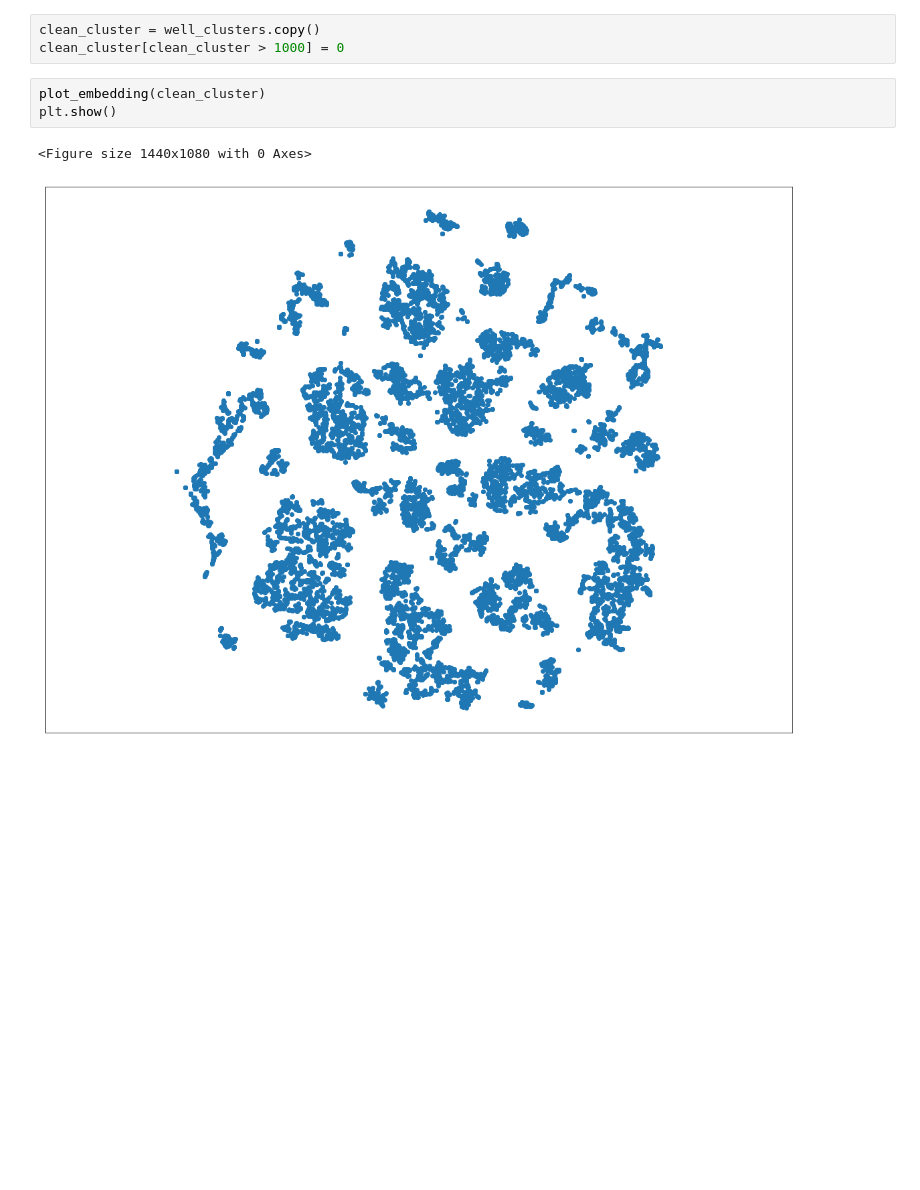
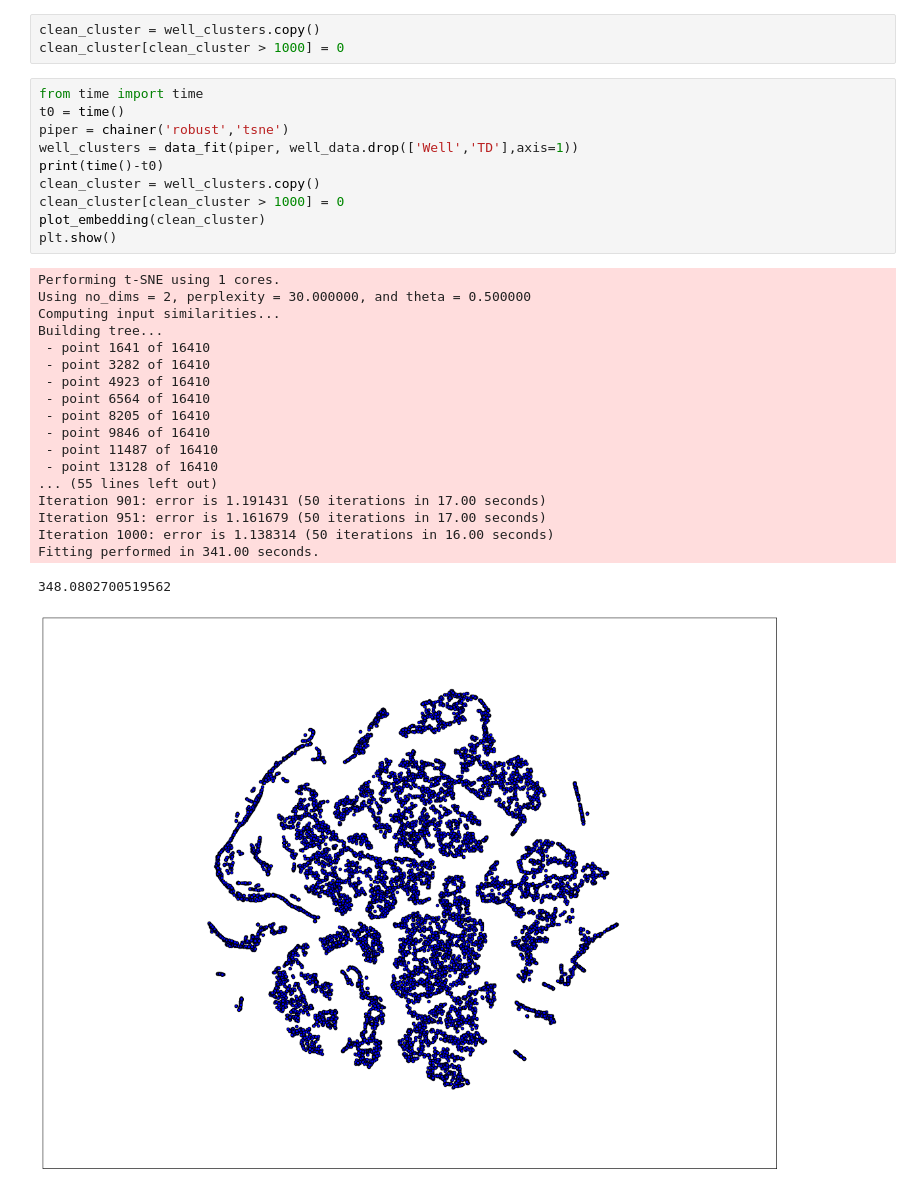
Before and after one commit to JesperDramsch/embedding, a Jupyter notebook: ML_Pipeline.ipynb, the cells around one changed output. Drawn from its saved outputs; the diff is of its cells as text; blank space fills up the shorter version.

```diff
--- a/ML_Pipeline.ipynb
+++ b/ML_Pipeline.ipynb
@@ -104,9 +128,33 @@ print(time()-t0)
 # %%
 clean_cluster = well_clusters.copy()
 clean_cluster[clean_cluster > 1000] = 0
-# %%
-plot_embedding(clean_cluster)
-plt.show()
-# %% [output]
-<Figure size 1440x1080 with 0 Axes>
-[figure, removed]
+# %%
+from time import time
+t0 = time()
+piper = chainer('robust','tsne')
+well_clusters = data_fit(piper, well_data.drop(['Well','TD'],axis=1))
+print(time()-t0)
+clean_cluster = well_clusters.copy()
+clean_cluster[clean_cluster > 1000] = 0
+plot_embedding(clean_cluster)
+plt.show()
+# %% [output]
+Performing t-SNE using 1 cores.
+Using no_dims = 2, perplexity = 30.000000, and theta = 0.500000
+Computing input similarities...
+Building tree...
+ - point 1641 of 16410
+ - point 3282 of 16410
+ - point 4923 of 16410
+ - point 6564 of 16410
+ - point 8205 of 16410
+ - point 9846 of 16410
+ - point 11487 of 16410
+ - point 13128 of 16410
+... (55 lines left out)
+Iteration 901: error is 1.191431 (50 iterations in 17.00 seconds)
+Iteration 951: error is 1.161679 (50 iterations in 17.00 seconds)
+Iteration 1000: error is 1.138314 (50 iterations in 16.00 seconds)
+Fitting performed in 341.00 seconds.
+348.0802700519562
+[figure, added]
```
Also changed, not shown: parts of 13 cells of this notebook, 2 other files.
